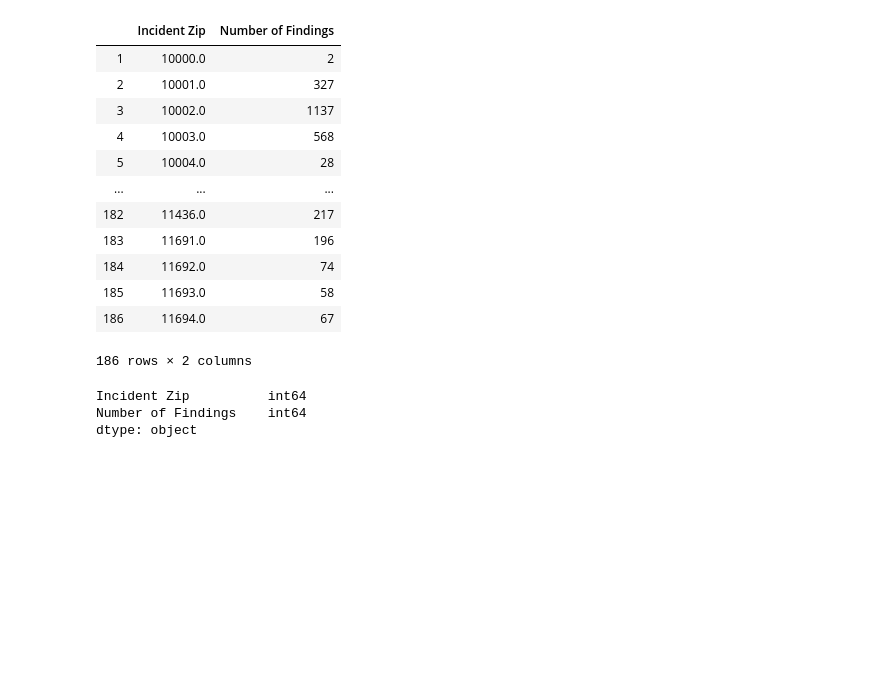
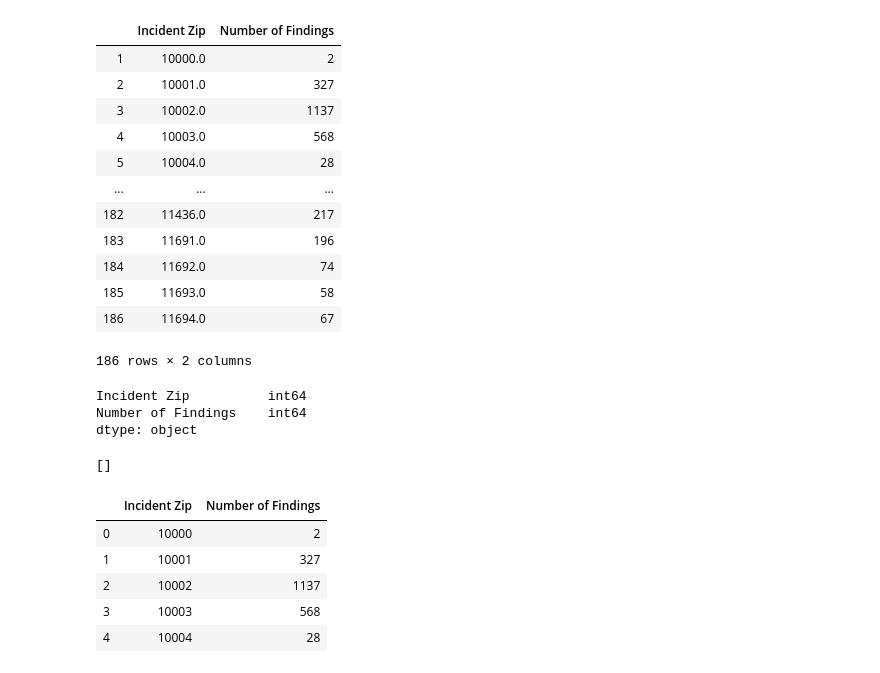
Before and after one commit to H-Hernandez/ETL-Project, a Jupyter notebook: NYC Rat Sightings Data.ipynb, the cells around one changed output. Drawn from its saved outputs; the diff is of its cells as text; code cells hidden in the pictures; blank space fills up the shorter version.

```diff
--- a/NYC Rat Sightings Data.ipynb
+++ b/NYC Rat Sightings Data.ipynb
@@ -282,0 +286,7 @@ dtype: object
+# %%
+rds_connection_string = "admin:admin@localhost:5432/rats"
+engine = create_engine(f'postgresql://{rds_connection_string}')
+# %%
+engine.table_names()
+# %% [output]
+[]
@@ -282,0 +295,9 @@ dtype: object
+# %%
+pd.read_sql_query('select * from rats', con=engine).head()
+# %% [output]
+|  | Incident Zip | Number of Findings |
+| 0 | 10000 | 2 |
+| 1 | 10001 | 327 |
+| 2 | 10002 | 1137 |
+| 3 | 10003 | 568 |
+| 4 | 10004 | 28 |
```
Also changed, not shown: parts of 2 cells of this notebook.
